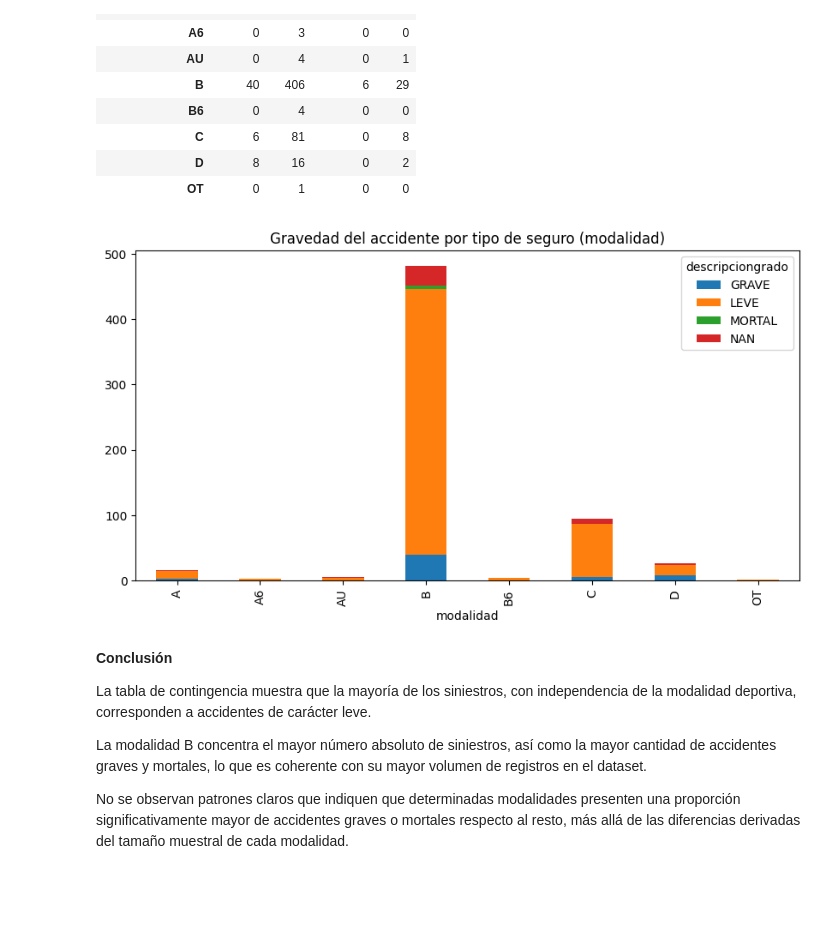
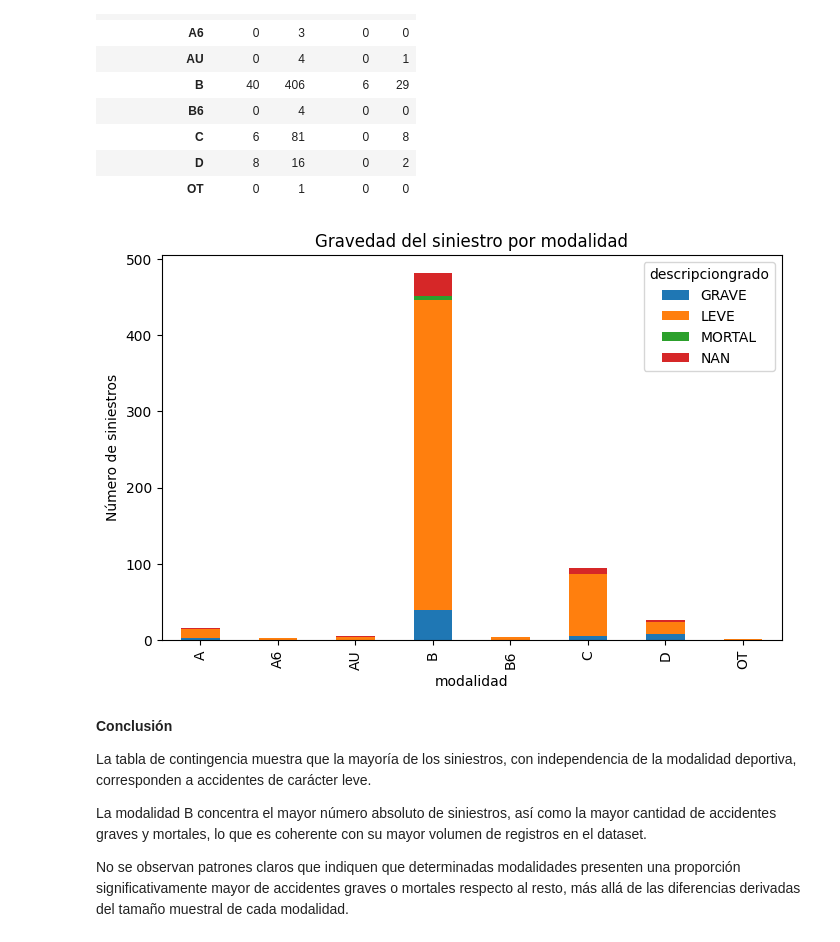
Before and after one commit to jorgemd2698/EDA_Jorge_Martinez_Kelly_Escalante_Danilo_Castillo, a Jupyter notebook: Notebook3_Propuesta_EDA.ipynb, the cells around one changed output. Cells and saved outputs as stored; diff of their text form; code cells hidden in the pictures; blank space fills up the shorter version.

```diff
--- a/Notebook3_Propuesta_EDA.ipynb
+++ b/Notebook3_Propuesta_EDA.ipynb
@@ -267,13 +327,14 @@ tabla_modalidad_gravedad
 # %%
 tabla_modalidad_gravedad.plot(
     kind="bar",
     stacked=True,
-    figsize=(10,5),
-    title="Gravedad del accidente por tipo de seguro (modalidad)"
+    figsize=(8,5),
+    title="Gravedad del siniestro por modalidad"
 )
+plt.ylabel("Número de siniestros")
 plt.show()
 # %% [output]
-[figure, old version]
+[figure, new version]
 # %% [markdown]
 **Conclusión**
 
```
Also changed, not shown: parts of 36 cells of this notebook, 2 other files.
